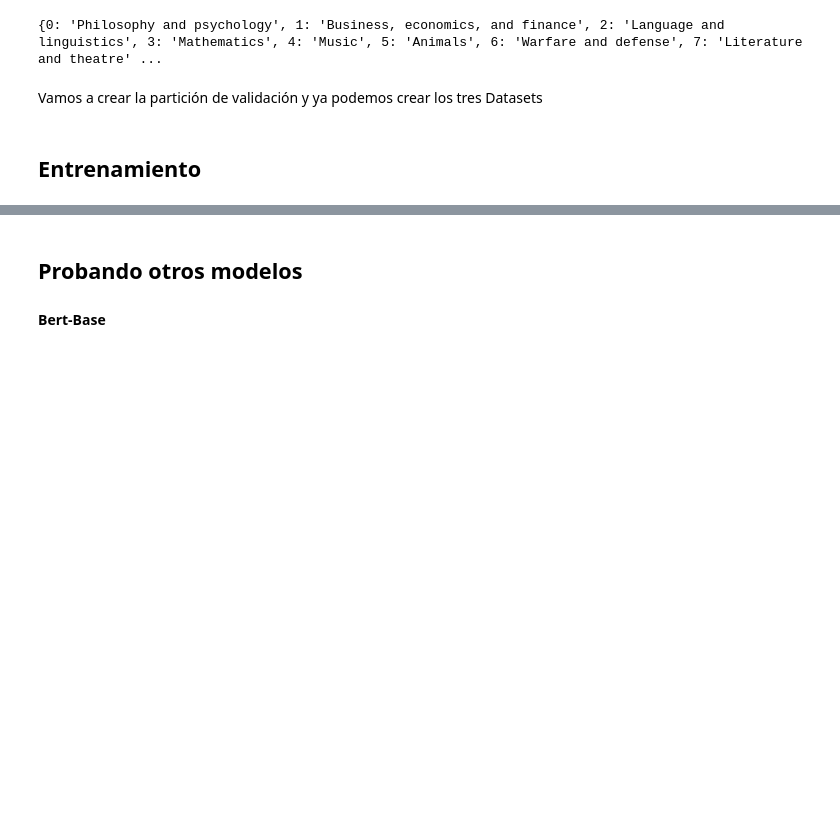
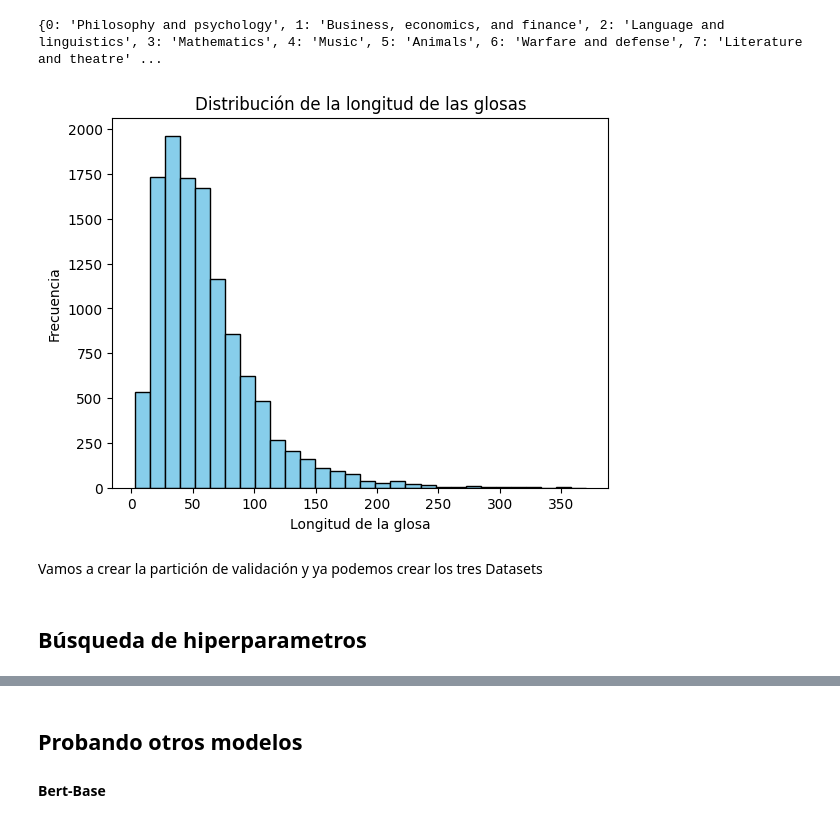
Before and after one commit to JosuBarru/WN-Domains, a Jupyter notebook: codigo/WN-Domains.ipynb, the cells around one changed output, grey strips where cells are left out. Saved outputs shown, nothing was run; the diff lists cells and outputs as text; code cells hidden in the pictures; blank space fills up the shorter version.

```diff
--- a/codigo/WN-Domains.ipynb
+++ b/codigo/WN-Domains.ipynb
@@ -75,6 +75,21 @@ id2label = {index: label for label, index in label2id.items()}
 print(id2label)
 # %% [output]
 {0: 'Philosophy and psychology', 1: 'Business, economics, and finance', 2: 'Language and linguistics', 3: 'Mathematics', 4: 'Music', 5: 'Animals', 6: 'Warfare and defense', 7: 'Literature and theatre' ...
+# %%
+longitudes = df_train['text'].apply(len)
+
+# Crear el histograma usando el método plot de pandas
+longitudes.plot(kind='hist', bins=30, color='skyblue', edgecolor='black')
+
+# Configurar el título y etiquetas de los ejes
+plt.title('Distribución de la longitud de las glosas')
+plt.xlabel('Longitud de la glosa')
+plt.ylabel('Frecuencia')
+
+# Mostrar el histograma
+plt.show()
+# %% [output]
+[figure, added]
 # %% [markdown]
 Vamos a crear la partición de validación y ya podemos crear los tres Datasets
 # %%
@@ -84,8 +99,8 @@ valid=df_train.drop(train.index).reset_index(drop=True)
 train_dataset = Dataset.from_pandas(train)
 valid_dataset = Dataset.from_pandas(valid)
 test_dataset = Dataset.from_pandas(df_test)
-# %% [markdown]
-## Entrenamiento
+# %% [markdown]
+## Búsqueda de hiperparametros
 # %%
 model_ckpt='distilbert-base-uncased'
 tokenizer = AutoTokenizer.from_pretrained(model_ckpt)
```
Also changed, not shown: parts of 12 cells of this notebook, 1 other file.
